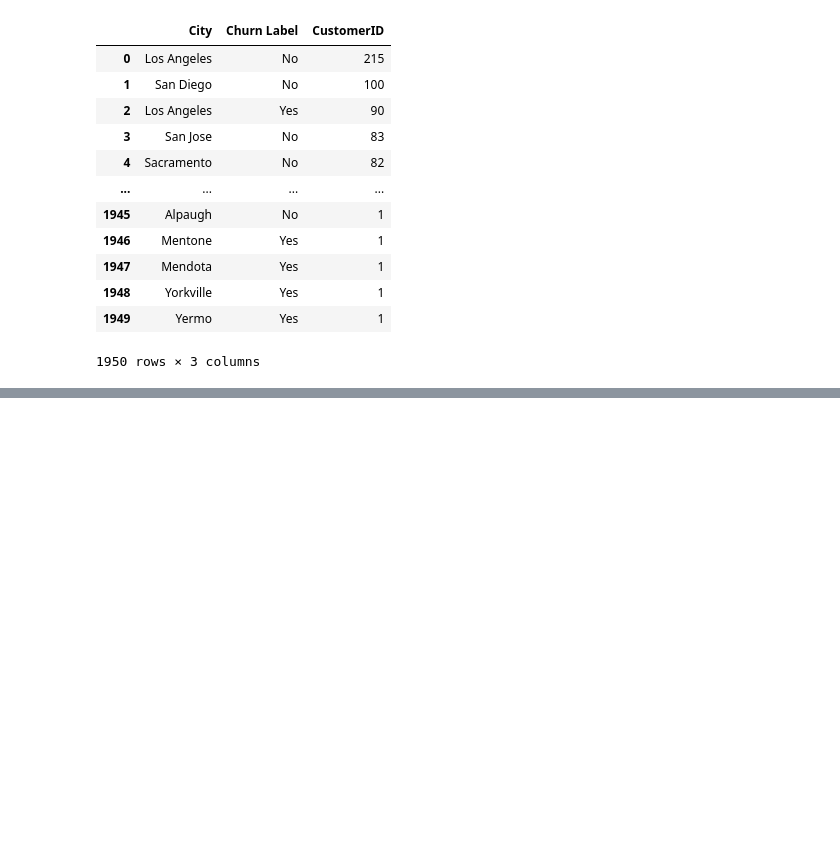
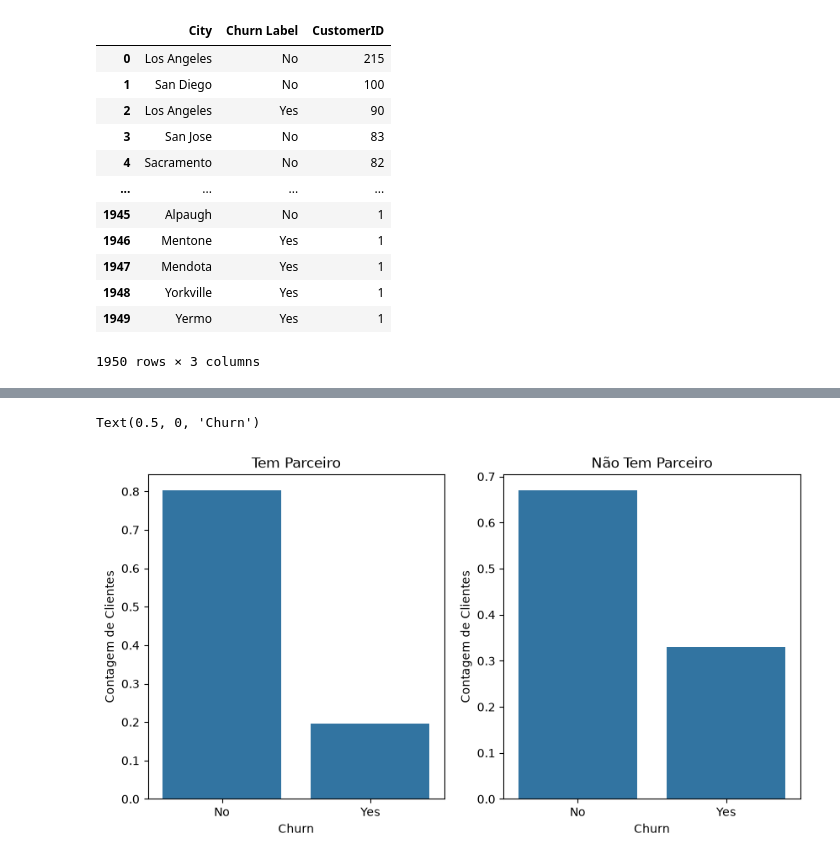
Before and after one commit to lucasffreitasds/churn_IBM, a Jupyter notebook: projeto_churn_IBM.ipynb, the cells around one changed output, grey strips where cells are left out. Drawn from its saved outputs; the diff is of its cells as text; code cells hidden in the pictures; blank space fills up the shorter version.

```diff
--- a/projeto_churn_IBM.ipynb
+++ b/projeto_churn_IBM.ipynb
@@ -488,0 +540,8 @@ dtype: object
+# %%
+#clientes que tem parceiros e dependentes tem menor probabilidade de CHURN
+
+aux = df3.loc[(df3['Partner'] == "Yes"), 'Churn Label'].value_counts(normalize = True).reset_index()
+print(aux)
+
+aux_1 = df3.loc[(df3['Partner'] == "No"), 'Churn Label'].value_counts(normalize = True).reset_index()
+aux_1
@@ -488,0 +568,16 @@ dtype: object
+# %%
+plt.figure(figsize = (10, 5))
+plt.subplot(1, 2, 1)
+sns.barplot(data = aux, x = 'Churn Label', y = 'proportion')
+plt.title('Tem Parceiro')
+plt.ylabel('Contagem de Clientes')
+plt.xlabel('Churn')
+
+plt.subplot(1, 2, 2)
+sns.barplot(data = aux_1, x = 'Churn Label', y = 'proportion')
+plt.title('Não Tem Parceiro')
+plt.ylabel('Contagem de Clientes')
+plt.xlabel('Churn')
+# %% [output]
+Text(0.5, 0, 'Churn')
+[figure, added]
```
Also changed, not shown: parts of 20 cells of this notebook.
